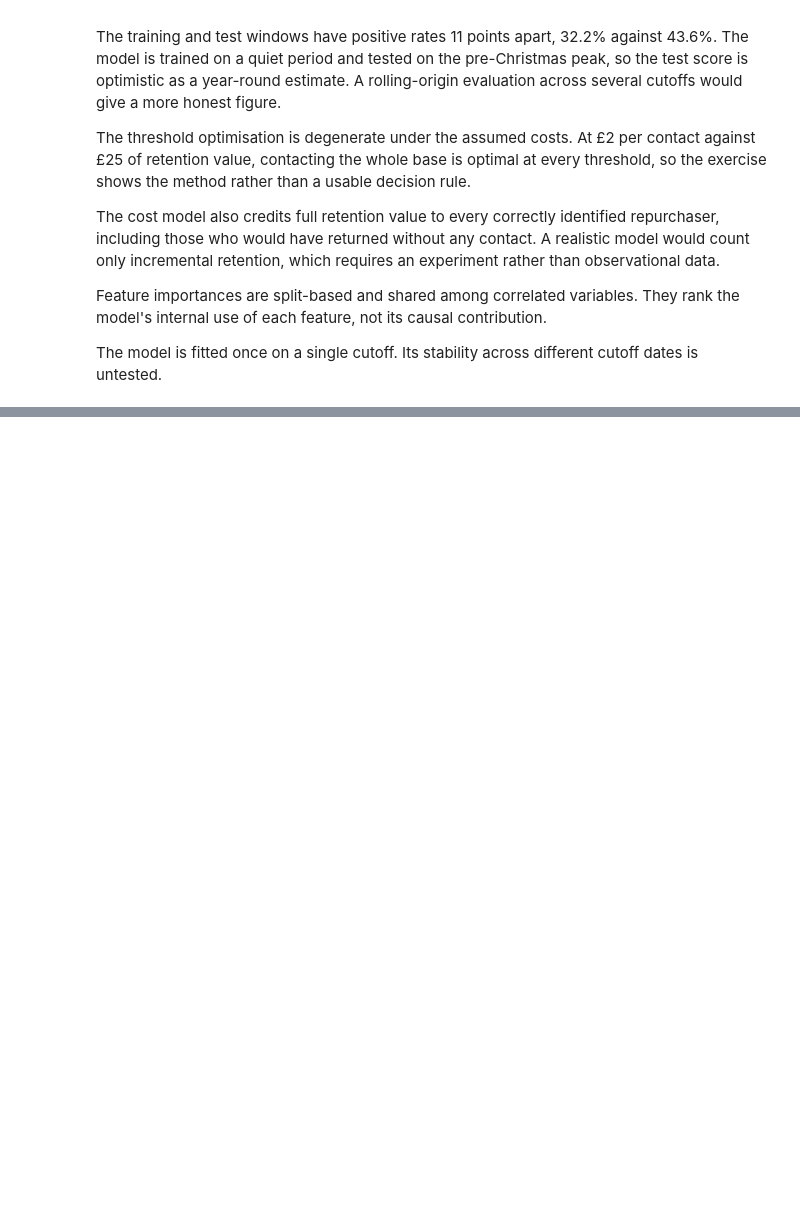
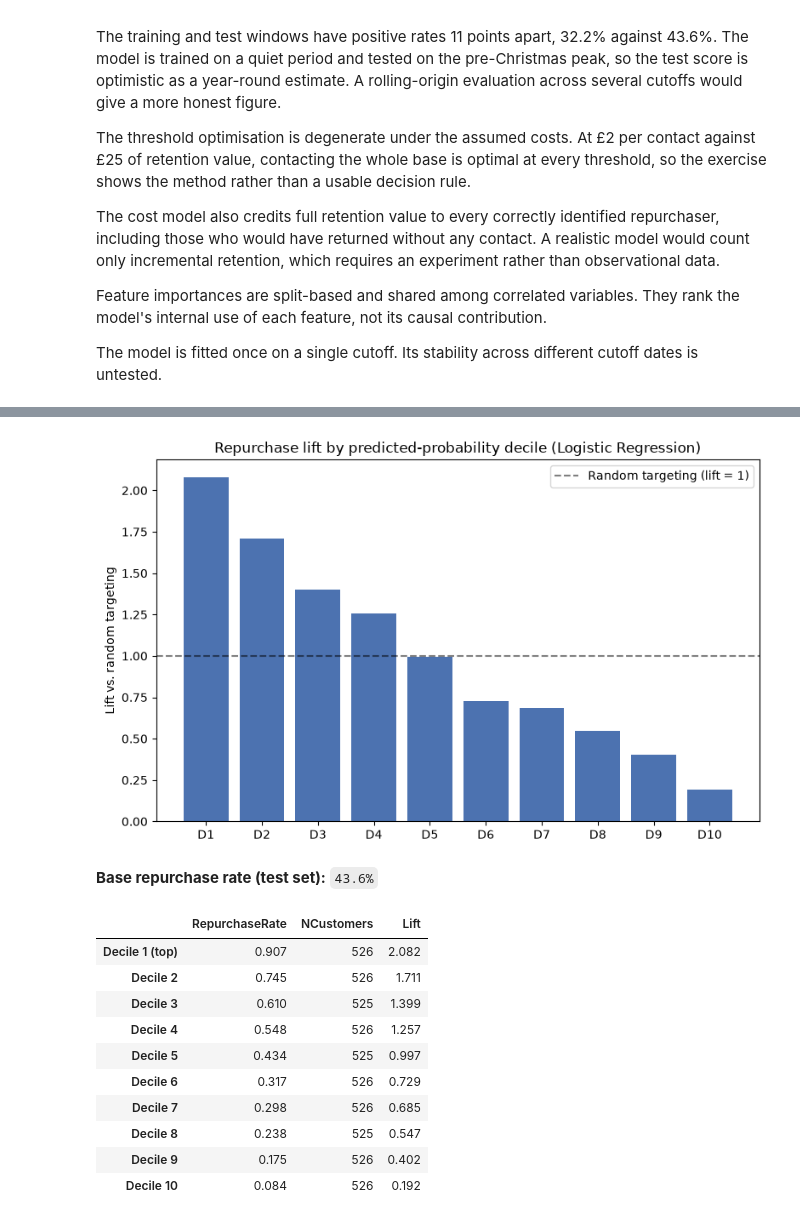
Before and after one commit to juliettebm/customer-analytics-retail, a Jupyter notebook: notebooks/05_repurchase_prediction.ipynb, the cells around one changed output, grey strips where cells are left out. Saved outputs shown, nothing was run; the diff lists cells and outputs as text; code cells hidden in the pictures; blank space fills up the shorter version.

```diff
--- a/notebooks/05_repurchase_prediction.ipynb
+++ b/notebooks/05_repurchase_prediction.ipynb
@@ -436,0 +441,44 @@ The model is fitted once on a single cutoff. Its stability across different cuto
+# %%
+best_model_for_lift = logreg  # best on both ROC-AUC and PR-AUC (section 6)
+y_proba_lift = best_model_for_lift.predict_proba(X_test)[:, 1]
+
+lift_df = pd.DataFrame({"y_true": y_test.values, "y_proba": y_proba_lift})
+lift_df["decile"] = pd.qcut(lift_df["y_proba"], 10, labels=False, duplicates="drop")
+
+base_rate = lift_df["y_true"].mean()
+decile_stats = (
+    lift_df.groupby("decile")["y_true"]
+    .agg(["mean", "count"])
+    .rename(columns={"mean": "RepurchaseRate", "count": "NCustomers"})
+    .sort_index(ascending=False)
+)
+decile_stats["Lift"] = decile_stats["RepurchaseRate"] / base_rate
+decile_stats.index = [f"Decile {i+1} (top)" if i == 0 else f"Decile {i+1}" for i in range(len(decile_stats))]
+
+fig, ax = plt.subplots(figsize=(8, 5))
+ax.bar(range(len(decile_stats)), decile_stats["Lift"], color="#4C72B0")
+ax.axhline(1.0, color="k", linestyle="--", alpha=0.5, label="Random targeting (lift = 1)")
+ax.set_xticks(range(len(decile_stats)))
+ax.set_xticklabels([f"D{i+1}" for i in range(len(decile_stats))])
+ax.set_ylabel("Lift vs. random targeting")
+ax.set_title("Repurchase lift by predicted-probability decile (Logistic Regression)")
+ax.legend()
+plt.tight_layout()
+plt.show()
+
+display(Markdown(f"**Base repurchase rate (test set):** `{base_rate:.1%}`"))
+display(decile_stats.round(3))
+# %% [output]
+[figure, added]
+**Base repurchase rate (test set):** `43.6%`
+|  | RepurchaseRate | NCustomers | Lift |
+| Decile 1 (top) | 0.907 | 526 | 2.082 |
+| Decile 2 | 0.745 | 526 | 1.711 |
+| Decile 3 | 0.610 | 525 | 1.399 |
+| Decile 4 | 0.548 | 526 | 1.257 |
+| Decile 5 | 0.434 | 525 | 0.997 |
+| Decile 6 | 0.317 | 526 | 0.729 |
+| Decile 7 | 0.298 | 526 | 0.685 |
+| Decile 8 | 0.238 | 525 | 0.547 |
+| Decile 9 | 0.175 | 526 | 0.402 |
+| Decile 10 | 0.084 | 526 | 0.192 |
```
Also changed, not shown: parts of 2 cells of this notebook, 4 other files.
